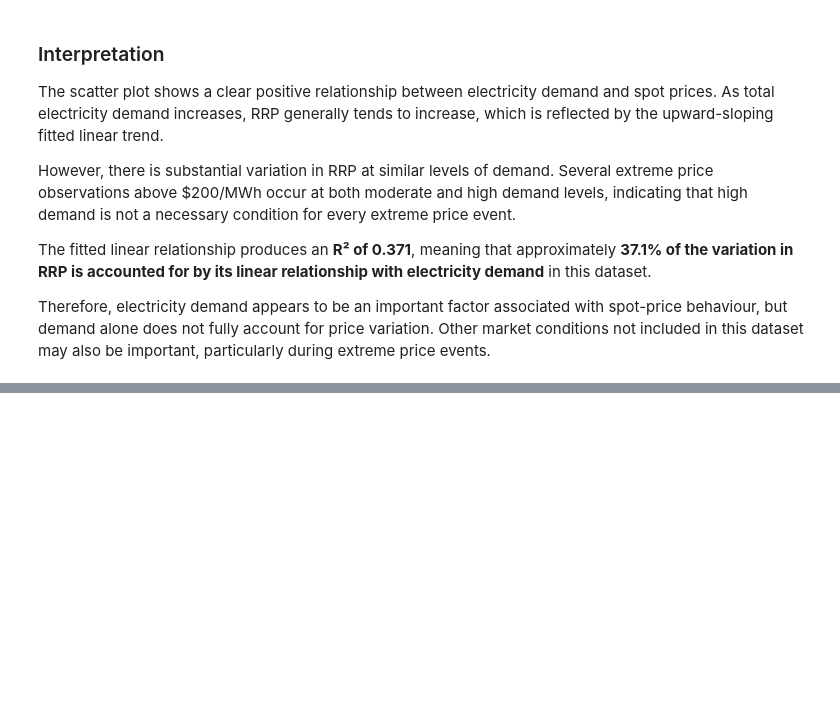
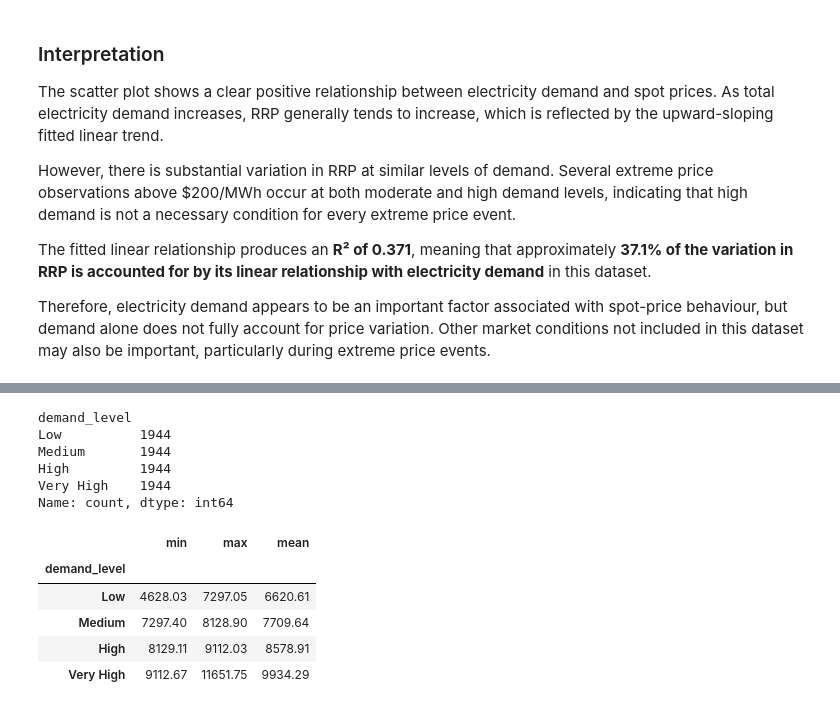
Before and after one commit to klm2109/australian-energy-market-analytics, a Jupyter notebook: notebooks/Price_Demand Analysis.ipynb, the cells around one changed output, grey strips where cells are left out. Saved outputs shown, nothing was run; the diff lists cells and outputs as text; code cells hidden in the pictures; blank space fills up the shorter version.

```diff
--- a/notebooks/Price_Demand Analysis.ipynb
+++ b/notebooks/Price_Demand Analysis.ipynb
@@ -150,0 +179,26 @@ important, particularly during extreme price events.
+# %%
+# Check the number of observations
+df["demand_level"].value_counts().sort_index()
+# %% [output]
+demand_level
+Low          1944
+Medium       1944
+High         1944
+Very High    1944
+Name: count, dtype: int64
+# %%
+# Check the demand range
+demand_ranges = (
+    df.groupby("demand_level", observed=True)["TOTALDEMAND"]
+      .agg(["min", "max", "mean"])
+      .round(2)
+)
+
+demand_ranges
+# %% [output]
+|  | min | max | mean |
+| demand_level |  |  |  |
+| Low | 4628.03 | 7297.05 | 6620.61 |
+| Medium | 7297.40 | 8128.90 | 7709.64 |
+| High | 8129.11 | 9112.03 | 8578.91 |
+| Very High | 9112.67 | 11651.75 | 9934.29 |
```
Also changed, not shown: parts of 6 cells of this notebook.
